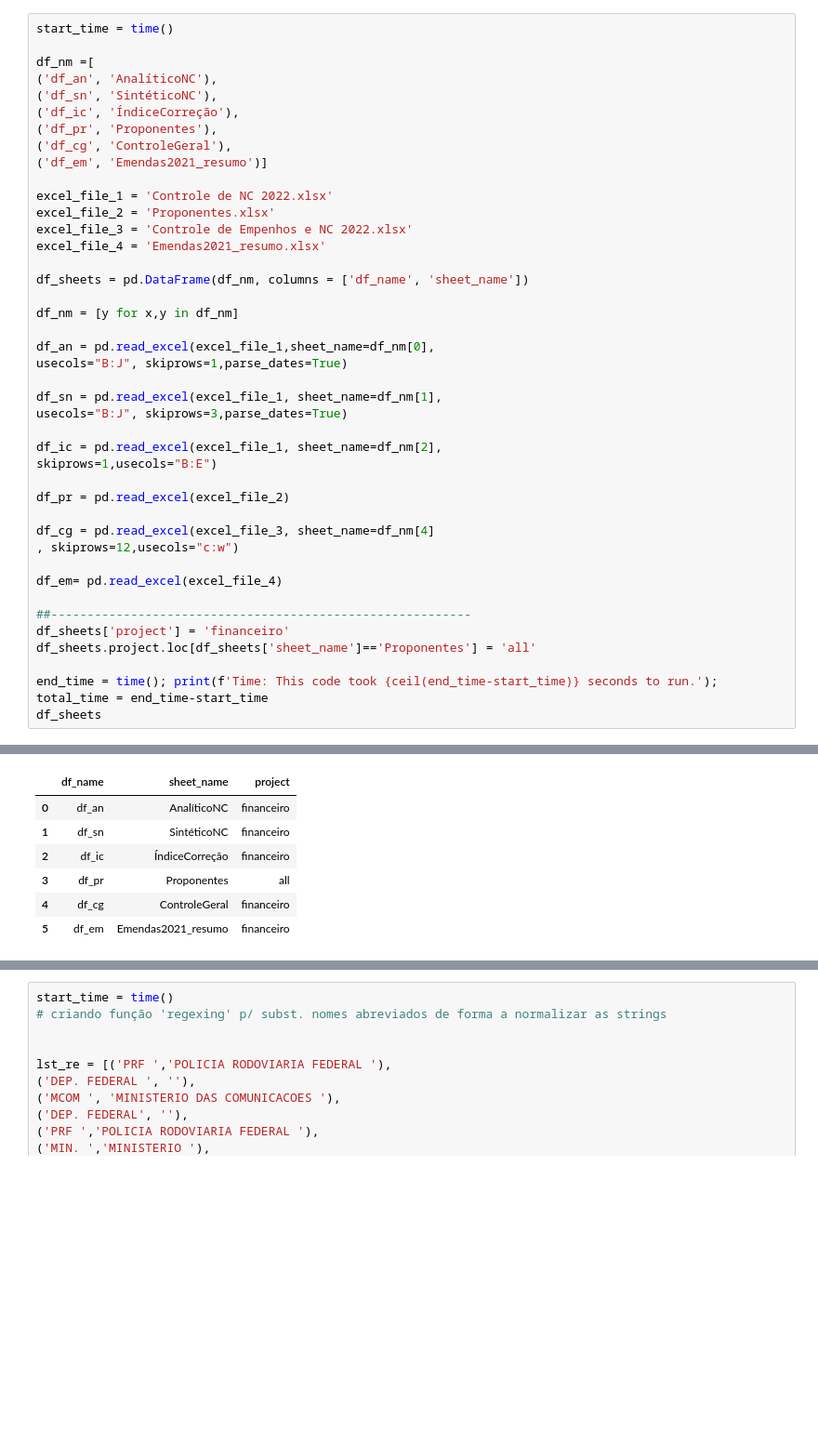
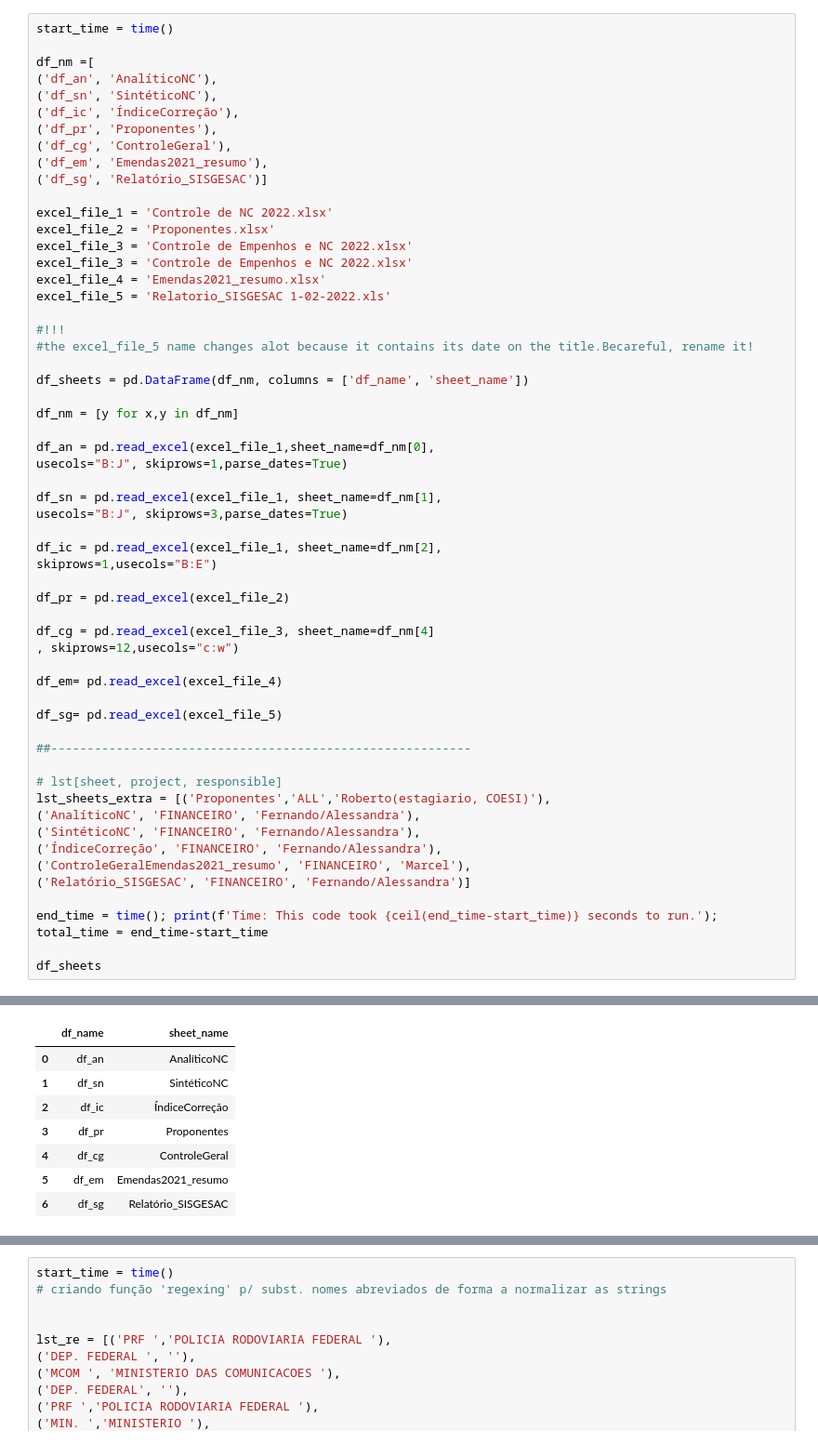
Before and after one commit to robertomdiniz5/Projeto-Controle-Financeiro-GESAC, a Jupyter notebook: controle_financeiro_gesac.ipynb, the cells around one changed output, grey strips where cells are left out. Shown at 93% size. Drawn from its saved outputs; the diff is of its cells as text; blank space fills up the shorter version.

Commit message:
Relatorio SISGESAC included

```diff
--- a/controle_financeiro_gesac.ipynb
+++ b/controle_financeiro_gesac.ipynb
@@ -48,12 +57,18 @@ df_nm =[
 ('df_ic', 'ÍndiceCorreção'),
 ('df_pr', 'Proponentes'),
 ('df_cg', 'ControleGeral'),
-('df_em', 'Emendas2021_resumo')]
+('df_em', 'Emendas2021_resumo'),
+('df_sg', 'Relatório_SISGESAC')]
 
 excel_file_1 = 'Controle de NC 2022.xlsx'
 excel_file_2 = 'Proponentes.xlsx'
 excel_file_3 = 'Controle de Empenhos e NC 2022.xlsx'
+excel_file_3 = 'Controle de Empenhos e NC 2022.xlsx'
 excel_file_4 = 'Emendas2021_resumo.xlsx'
+excel_file_5 = 'Relatorio_SISGESAC 1-02-2022.xls'
+
+#!!!
+#the excel_file_5 name changes alot because it contains its date on the title.Becareful, rename it!
 
 df_sheets = pd.DataFrame(df_nm, columns = ['df_name', 'sheet_name'])
 
@@ -75,10 +90,19 @@ df_cg = pd.read_excel(excel_file_3, sheet_name=df_nm[4]
 
 df_em= pd.read_excel(excel_file_4)
 
+df_sg= pd.read_excel(excel_file_5)
+
 ##----------------------------------------------------------
-df_sheets['project'] = 'financeiro'
-df_sheets.project.loc[df_sheets['sheet_name']=='Proponentes'] = 'all'
+
+# lst[sheet, project, responsible]
+lst_sheets_extra = [('Proponentes','ALL','Roberto(estagiario, COESI)'),
+('AnalíticoNC', 'FINANCEIRO', 'Fernando/Alessandra'),
+('SintéticoNC', 'FINANCEIRO', 'Fernando/Alessandra'),
+('ÍndiceCorreção', 'FINANCEIRO', 'Fernando/Alessandra'),
+('ControleGeralEmendas2021_resumo', 'FINANCEIRO', 'Marcel'),
+('Relatório_SISGESAC', 'FINANCEIRO', 'Fernando/Alessandra')]
 
 end_time = time(); print(f'Time: This code took {ceil(end_time-start_time)} seconds to run.'); total_time = end_time-start_time
+
 df_sheets
 # %% [output]
@@ -86,7 +110,8 @@ Time: This code took 1 seconds to run.
-|  | df_name | sheet_name | project |
-| 0 | df_an | AnalíticoNC | financeiro |
-| 1 | df_sn | SintéticoNC | financeiro |
-| 2 | df_ic | ÍndiceCorreção | financeiro |
-| 3 | df_pr | Proponentes | all |
-| 4 | df_cg | ControleGeral | financeiro |
-| 5 | df_em | Emendas2021_resumo | financeiro |
+|  | df_name | sheet_name |
+| 0 | df_an | AnalíticoNC |
+| 1 | df_sn | SintéticoNC |
+| 2 | df_ic | ÍndiceCorreção |
+| 3 | df_pr | Proponentes |
+| 4 | df_cg | ControleGeral |
+| 5 | df_em | Emendas2021_resumo |
+| 6 | df_sg | Relatório_SISGESAC |
```
Also changed, not shown: parts of 11 cells of this notebook, 21 other files.
